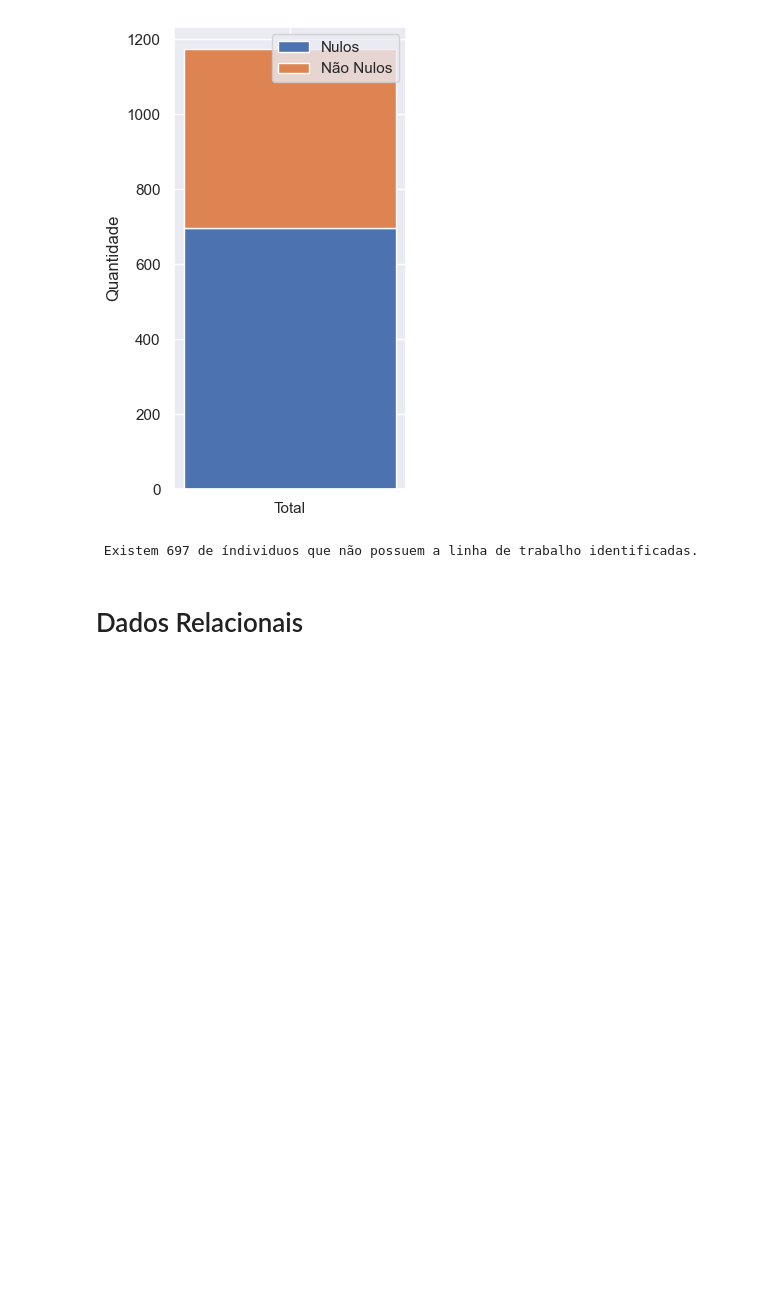
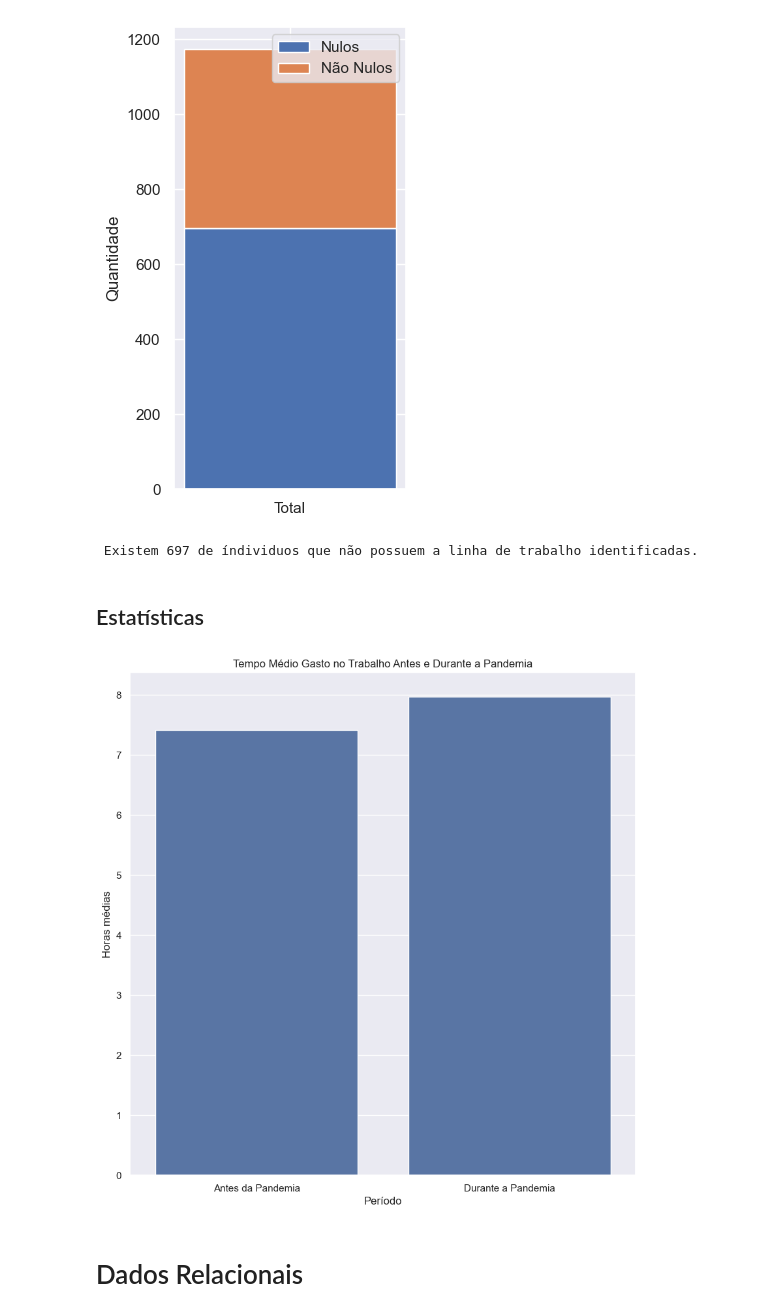
Before and after one commit to akira-gabriel/Covid-Psycological-Effects-of-COVID, a Jupyter notebook: Psycological Effects of COVID.ipynb, the cells around one changed output. Cells and saved outputs as stored; diff of their text form; code cells hidden in the pictures; blank space fills up the shorter version.

```diff
--- a/Psycological Effects of COVID.ipynb
+++ b/Psycological Effects of COVID.ipynb
@@ -266,6 +266,25 @@ NA_Trabalho = df['Linha de Trabalho'].isna().sum()
 print(f' Existem {NA_Trabalho} de índividuos que não possuem a linha de trabalho identificadas.')
 # %% [output]
  Existem 697 de índividuos que não possuem a linha de trabalho identificadas.
+# %% [markdown]
+## Estatísticas
+# %%
+MediaTT_AP = df['Tempo gasto no trabalho antes da pandemia'].mean()
+MediaTT_DP = df['Tempo gasto no trabalho na pandemia'].mean()
+
+medias_TTrabalho = pd.DataFrame({
+    'Período': ['Antes da Pandemia', 'Durante a Pandemia'],
+    'Média_Tempo': [MediaTT_AP, MediaTT_DP]
+})
+
+
+sns.barplot(x='Período', y='Média_Tempo', data=medias_TTrabalho)
+plt.title('Tempo Médio Gasto no Trabalho Antes e Durante a Pandemia')
+plt.ylabel('Horas médias')
+plt.xlabel('Período')
+plt.show()
+# %% [output]
+[figure, added]
 # %% [markdown]
 # Dados Relacionais
 # %% [markdown]
```
Also changed, not shown: parts of 8 cells of this notebook.
